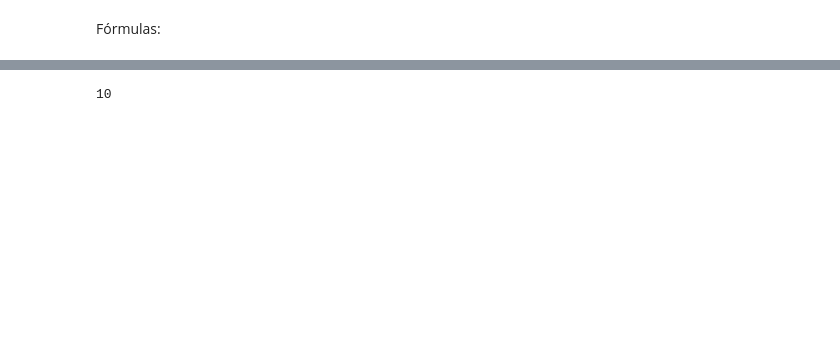
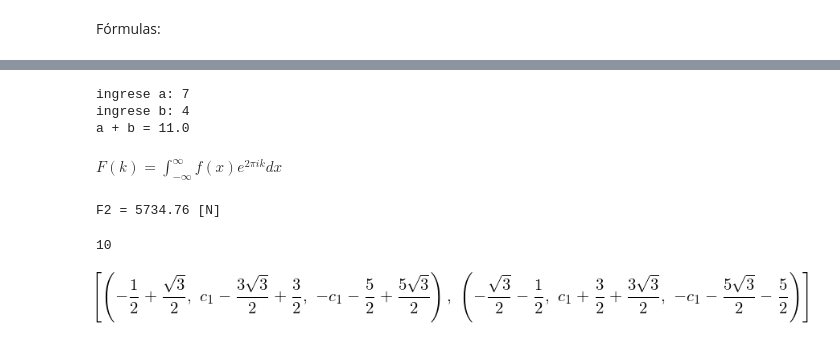
Before and after one commit to daniel-lorenzo/Mecanica_de_fluidos, a Jupyter notebook: Untitled.ipynb, the cells around one changed output, grey strips where cells are left out. Cells and saved outputs as stored; diff of their text form; code cells hidden in the pictures; blank space fills up the shorter version.

```diff
--- a/Untitled.ipynb
+++ b/Untitled.ipynb
@@ -26,3 +53,21 @@ Solución = 43.59
+# %%
+a = float(input('ingrese a:'))
+b = float(input('ingrese b:'))
+print('a + b =', a+b)
+# %% [output]
+ingrese a: 7
+ingrese b: 4
+a + b = 11.0
+# %%
+from IPython.display import display, Math, Latex
+display(Math('F(k) = \int_{-\infty}^{\infty} f(x) e^{2\pi i k} dx'))
+# %% [output]
+$\displaystyle F(k) = \int_{-\infty}^{\infty} f(x) e^{2\pi i k} dx$
+# %%
+Solu = Seq1[0].subs(A1, Area1).subs(A2, Area2).subs(F1, Fuerza1)
+print('F2 = %s [N]'%round(Fuerza2,2))
+# %% [output]
+F2 = 5734.76 [N]
 # %%
 def my_function(x):
     return 2*x + 6
@@ -30,3 +75,15 @@ def my_function(x):
 my_function(2)
 # %% [output]
 10
+# %%
+import sympy as sym
+sym.init_printing()
+x,y,z = sym.symbols('x,y,z')
+c1 = sym.Symbol('c1')
+f = sym.Eq(2*x**2+y+z,1)
+g = sym.Eq(x+2*y+z,c1)
+h = sym.Eq(-2*x+y,-z)
+
+sym.solve([f,g,h],(x,y,z))
+# %% [output]
+[figure, added]
```
Also changed, not shown: parts of 23 cells of this notebook, 2 other files.
